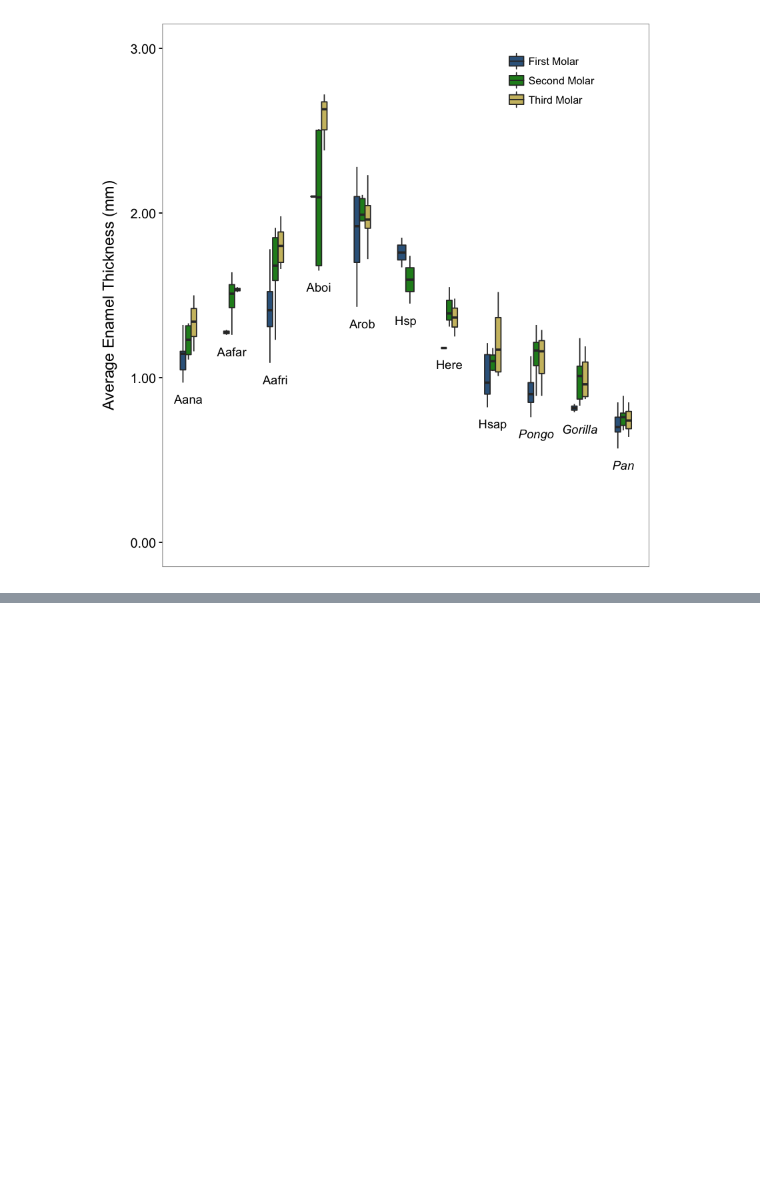
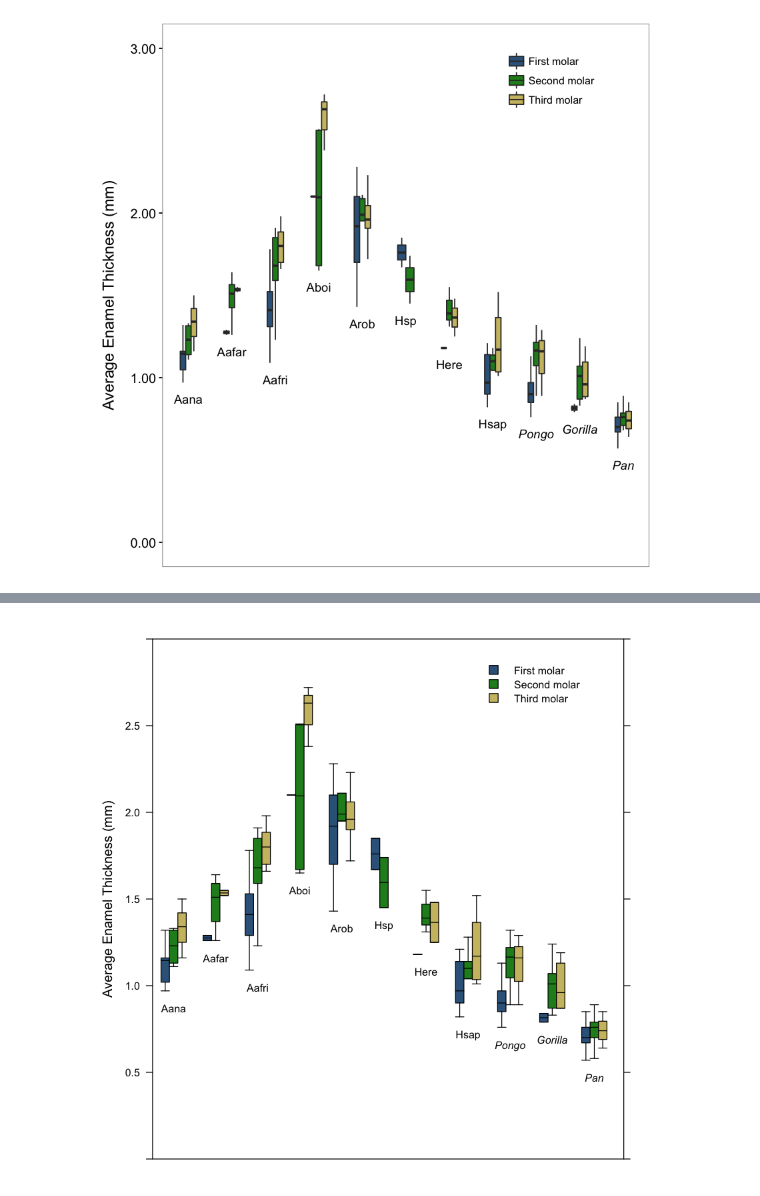
Before and after one commit to ryanraaum/bioanth-plots, a Jupyter notebook: Enamel Thickness in R.ipynb, the cells around one changed output, grey strips where cells are left out. Drawn from its saved outputs; the diff is of its cells as text; code cells hidden in the pictures; blank space fills up the shorter version.

```diff
--- a/Enamel Thickness in R.ipynb
+++ b/Enamel Thickness in R.ipynb
@@ -73,4 +73,13 @@ Set up colors and font styles.
 # %%
 barcols = c("steelblue4", "forestgreen", "lightgoldenrod3")
+keynames = c("First molar", "Second molar", "Third molar")
 fontstyle = c(1,1,1,1,1,1,1,1,3,3,3)              # for base R & lattice (1=normal, 3=italic)
 fontformat = c(rep("plain", 8), rep("italic", 3)) # for ggplot2
+
+# pull out group labels and calculate number in preparation for plotting each
+groups = levels(dset2$otaxon)
+ngroups = length(groups)
+
+# calculate locations for annotations
+xloc = 1:ngroups
+yloc = aggregate(aet ~ otaxon, min, data=dset2, simplify=T)$aet-0.1
@@ -211,0 +191,59 @@ bwplot(aet~otaxon, data=dset2, groups=tooth,
+# %%
+library(lattice)
+
+# specify the information for the key
+key = list(points = list(
+             pch = 22,                  # square with separate border and fill colors
+             cex = 1.5,                 # make it a bit bigger than default
+             col = "black",             # square border color
+             fill=barcols),             # square fill color
+           text = list(text=keynames,   # legend labels
+                       cex=0.8),        # make them a bit smaller than default
+           corner=c(0.9,0.95),          # put the key in the upper right corner
+           padding=2)                   # add a little extra space between entries
+
+# start plotting, separating out aet values by taxon from the data
+bwplot(aet~otaxon, data=dset2,
+       # break down each taxon by tooth
+       groups=tooth,
+       # set the y axis label
+       ylab=list(label="Average Enamel Thickness (mm)"),
+       # set the y axis limits
+       ylim=c(0,3),
+       # don't show the outliers
+       do.out=F,
+       # use a line for the median marker in the bar rather than a point
+       pch="|",
+       # make each bar 1/5 the default width
+       #  - this is necessary to fit 3 bars and some intergroup spacing into
+       #    the space where one bar would normally fit
+       box.width=1/5,
+       # do some customization of the plotting area
+       panel = function(x,y,...) {
+           # superpose indicates that we want to plot the different groups in the
+           #   same panel, rather than splitting them across panels
+           # also set the fill for the different groups (teeth)
+           panel.superpose(x,y,fill=barcols,...)
+           # then, for each taxon
+           for (i in 1:ngroups) {
+               # add the group name below where the bars for that group will be
+               panel.text(xloc[i]-0.1, yloc[i], groups[i], cex=0.8, font=fontstyle[i])
+           }
+       },
+       # customize the plotting of each tooth group
+       panel.groups = function(x, y,..., group.number) {
+         # boxplots for each tooth, with the x values offset a bit so they don't overlap
+         panel.bwplot(x + (group.number-2.5)/5, y, ...)
+       },
+       # change the appearance of the box-and-whiskers to have
+       # - black outlines on the box
+       # - black, solid line whiskers
+       par.settings = list(box.rectangle=list(col="black"),
+                           box.umbrella=list(col="black", lty=1)),
+       # don't draw x axis ticks, labels, or title
+       scales = list(x=list(draw=FALSE)),
+       # add the previously specified key
+       key = key
+)
+# %% [output]
+[figure, added]
```
Also changed, not shown: parts of 10 cells of this notebook.
